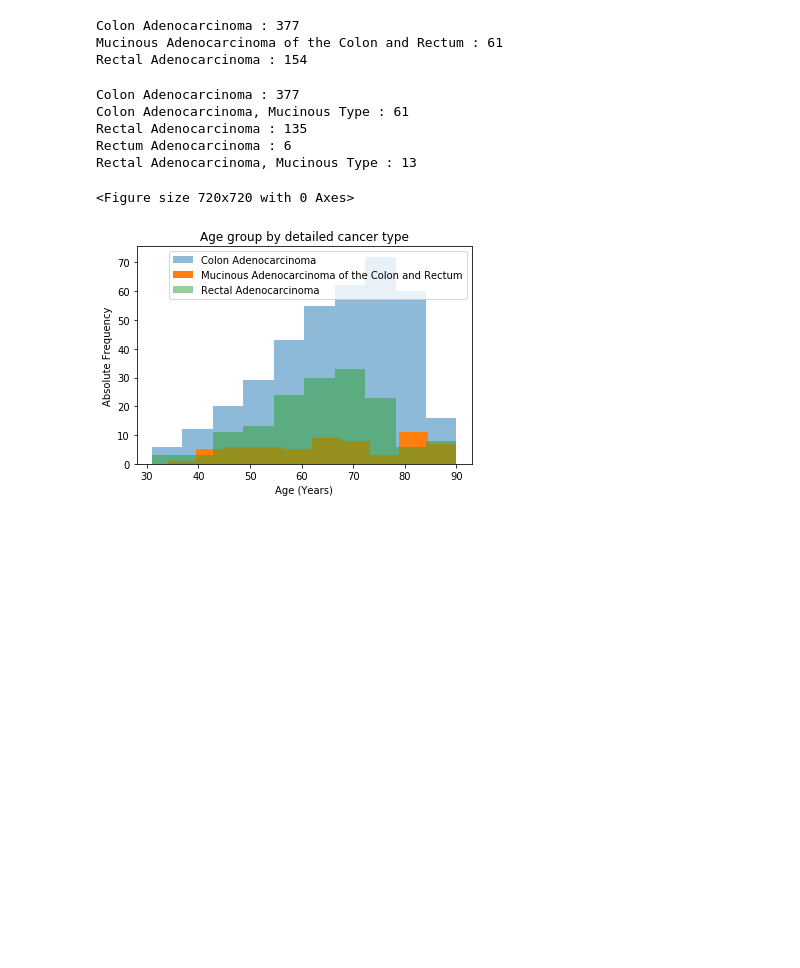
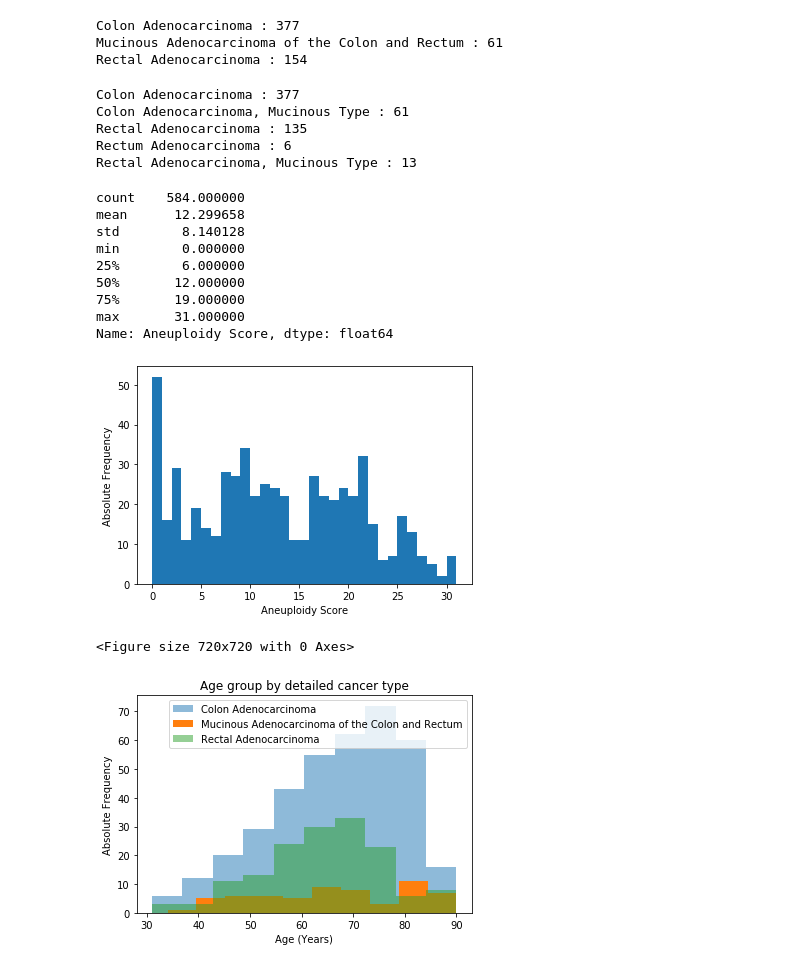
Before and after one commit to edgar-pinto/MEBIOM_BIOINF, a Jupyter notebook: dataset1.ipynb, the cells around one changed output. Cells and saved outputs as stored; diff of their text form; code cells hidden in the pictures; blank space fills up the shorter version.

```diff
--- a/dataset1.ipynb
+++ b/dataset1.ipynb
@@ -473,6 +447,26 @@ Colon Adenocarcinoma, Mucinous Type : 61
 Rectal Adenocarcinoma : 135
 Rectum Adenocarcinoma : 6
 Rectal Adenocarcinoma, Mucinous Type : 13
+# %%
+display(meta_crc.loc[:,'Aneuploidy Score'].describe())
+#Aneuploidy Score histogram
+aneuploidy_score = meta_crc.loc[:,'Aneuploidy Score']
+plt.hist(aneuploidy_score, bins = 31)
+plt.xlabel('Aneuploidy Score')
+plt.ylabel('Absolute Frequency')
+#plt.title(r'Histogram of variances')
+plt.show()
+# %% [output]
+count    584.000000
+mean      12.299658
+std        8.140128
+min        0.000000
+25%        6.000000
+50%       12.000000
+75%       19.000000
+max       31.000000
+Name: Aneuploidy Score, dtype: float64
+[figure, added]
 # %%
 meta_flt_ca = meta_crc.loc[meta_crc['Cancer Type Detailed'] == 'Colon Adenocarcinoma']
 meta_flt_macr = meta_crc.loc[meta_crc['Cancer Type Detailed'] == 'Mucinous Adenocarcinoma of the Colon and Rectum']
```
Also changed, not shown: parts of 12 cells of this notebook.
